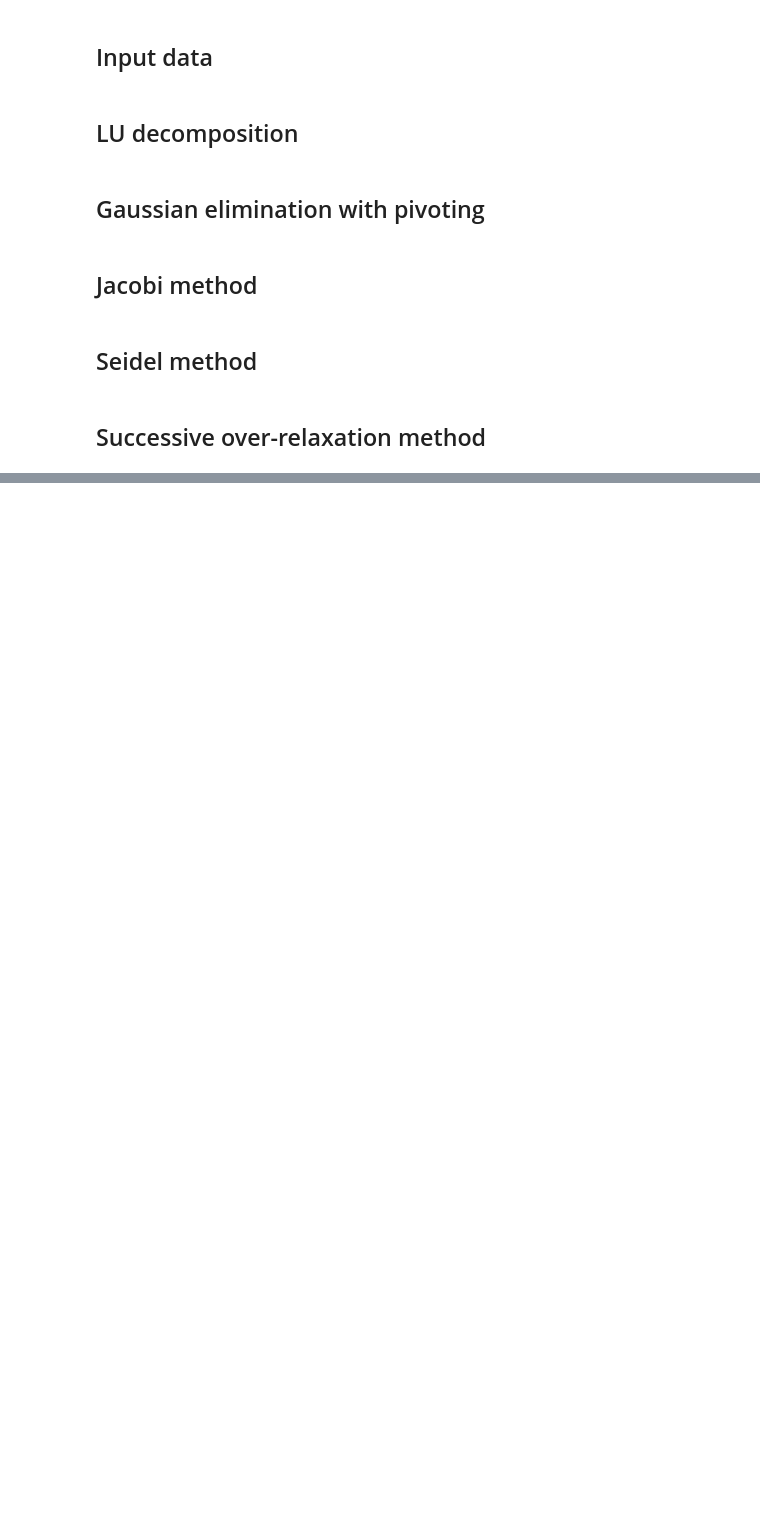
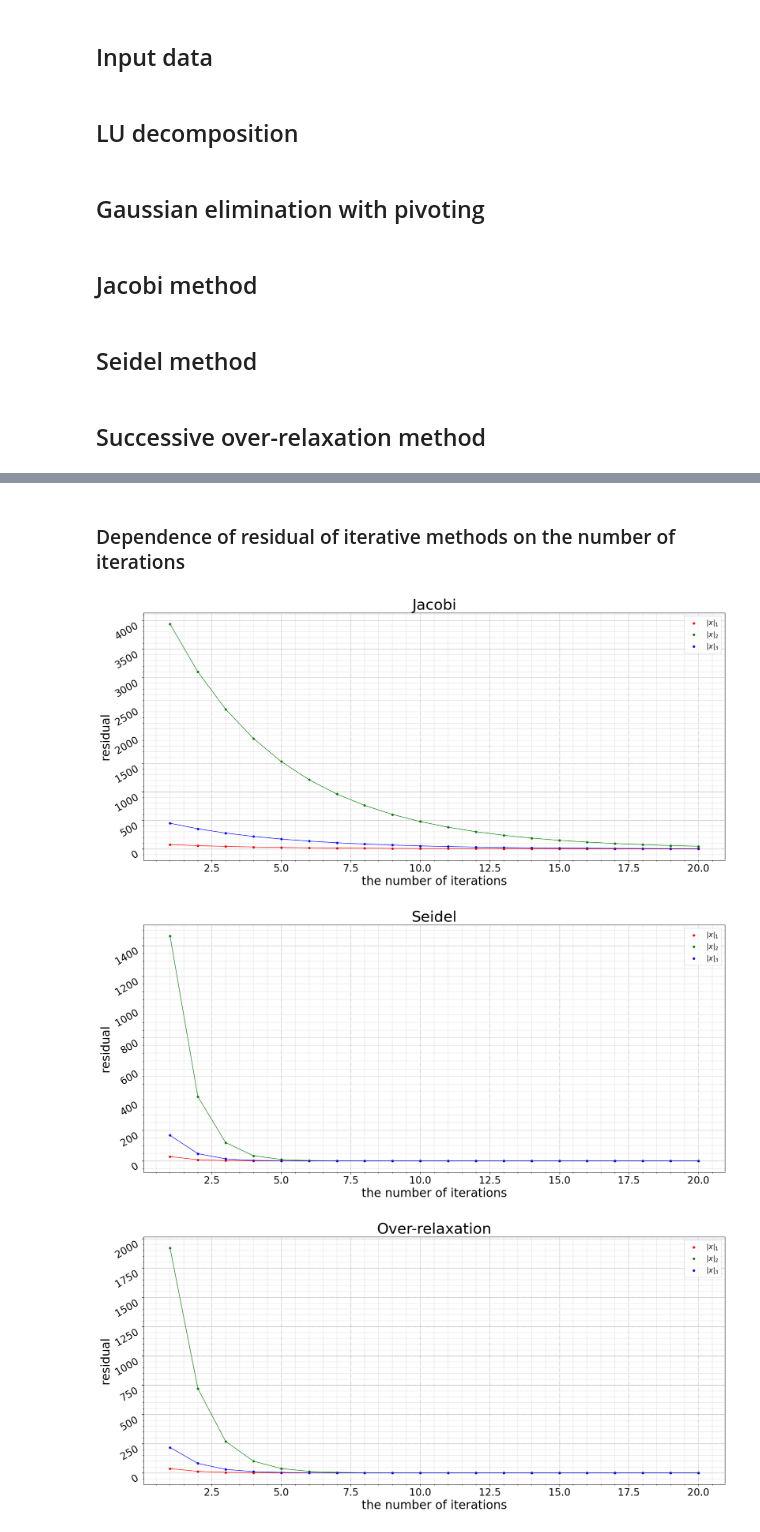
Before and after one commit to KetchuppOfficial/Computational_Mathematics, a Jupyter notebook: lab-2/lab-2.ipynb, the cells around one changed output, grey strips where cells are left out. Cells and saved outputs as stored; diff of their text form; code cells hidden in the pictures; blank space fills up the shorter version.

```diff
--- a/lab-2/lab-2.ipynb
+++ b/lab-2/lab-2.ipynb
@@ -88,10 +89,21 @@ def check_correctness (A, b):
                            "is not supported")
     if (A.shape[0] != b.shape[0]):
         raise RuntimeError("Sizes of matrix and vector mismatch")
+
+class Iter_Method:
+    def __init__(self, method, name):
+        self.method_ = method
+        self.name_ = name
+
+class Norm:
+    def __init__(self, formula, name, color):
+        self.formula_ = formula
+        self.name_ = name
+        self.color_ = color
 # %% [markdown]
 ## Input data
 # %%
-dim = 2
+dim = 100
 a = 10
 
 A = np.diag(np.full(dim, a, dtype = float))
@@ -257,0 +294,44 @@ def over_relaxation (A, b, n_iters):
+# %% [markdown]
+### Dependence of residual of iterative methods on the number of iterations
+# %%
+n_iters = 20
+
+methods_list = [Iter_Method(Jacobi_method, "Jacobi"),
+                Iter_Method(Seidel_method, "Seidel"),
+                Iter_Method(over_relaxation, "Over-relaxation")]
+
+norms_list = [Norm(norm_1, "$\|x\|_1$", "red"),
+              Norm(norm_2, "$\|x\|_2$", "green"),
+              Norm(norm_3, "$\|x\|_3$", "blue")]
+
+for method in methods_list:
+
+    plt.figure (figsize = (21, 9), dpi = 100)
+    plt.title(method.name_, fontsize=30)
+
+    plt.xlabel('the number of iterations', fontsize = 24)
+    plt.xticks (fontsize = 20, ha = "center", va = "top")
+
+    plt.ylabel("residual", fontsize = 24)
+    plt.yticks (fontsize = 20, rotation = 30, ha = "right", va = "top")
+
+    iters = np.arange(1, n_iters + 1)
+    for norm in norms_list:
+        residuals = []
+        for i in iters:
+            residuals.append(iterative_method_residual(A, b, method.method_, i, norm.formula_))
+
+        plt.scatter (iters, residuals, s = 15, color = norm.color_, label = norm.name_)
+        plt.plot (iters, residuals, color=norm.color_, linewidth = 1)
+
+    plt.legend (loc = "best", fontsize = 14)
+
+    plt.grid (color = "black", linewidth = 0.45, linestyle = "dotted")
+    plt.minorticks_on()
+    plt.grid (which = "minor", color = "grey", linewidth = 0.25, linestyle = "dashed")
+
+    plt.show()
+# %% [output]
+[figure, added]
+[figure, added]
+[figure, added]
```
Also changed, not shown: parts of 4 cells of this notebook.
